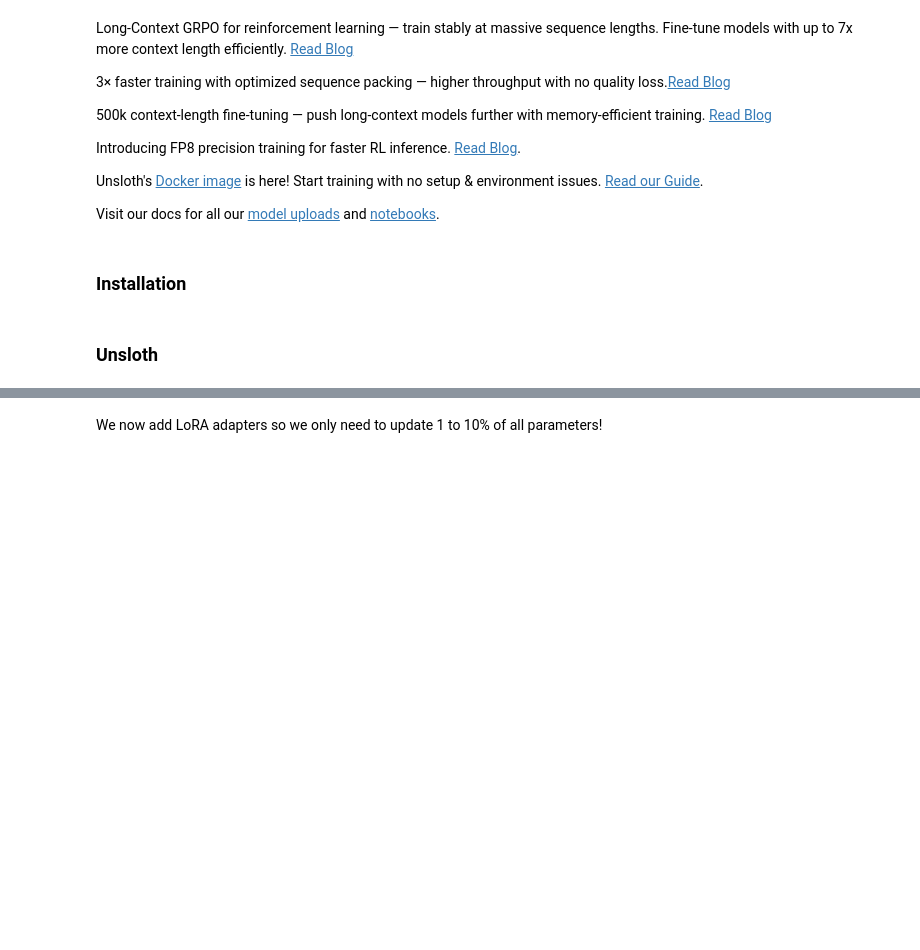
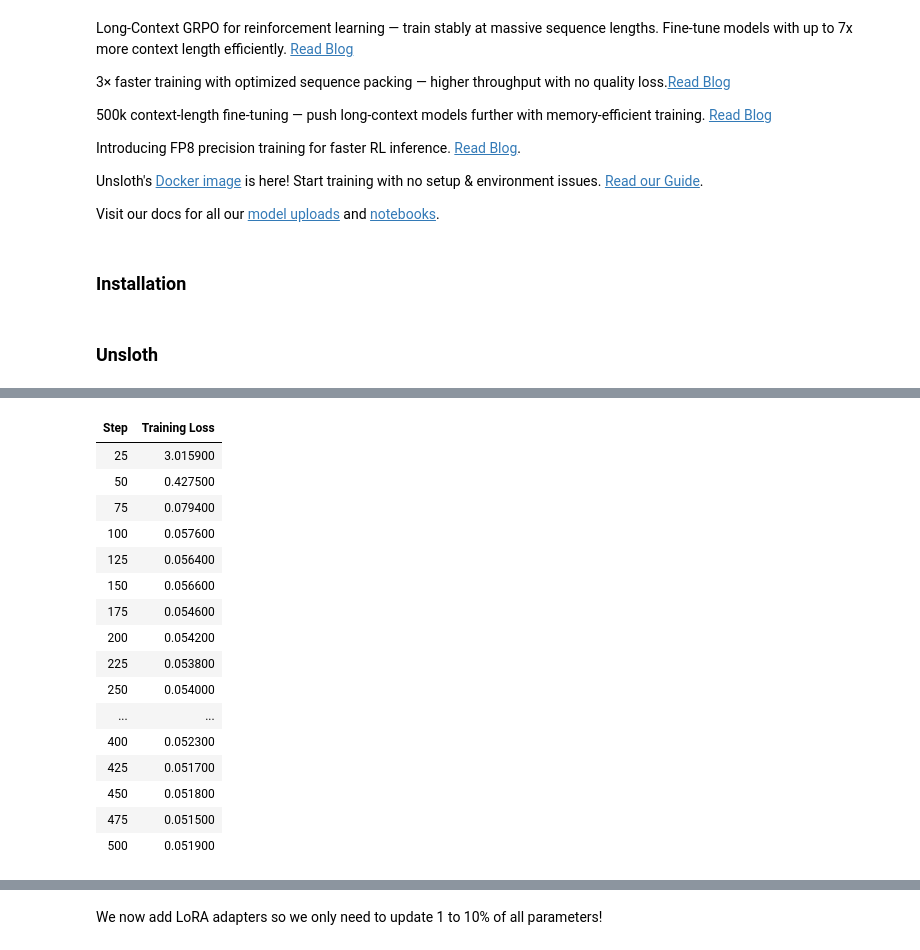
Before and after one commit to HET4506/Air-mouse, a Jupyter notebook: nb/Llama3.2_(1B_and_3B)-Conversational.ipynb, the cells around one changed output, grey strips where cells are left out. Cells and saved outputs as stored; diff of their text form; code cells hidden in the pictures; blank space fills up the shorter version.

```diff
--- a/nb/Llama3.2_(1B_and_3B)-Conversational.ipynb
+++ b/nb/Llama3.2_(1B_and_3B)-Conversational.ipynb
@@ -89,0 +46,16 @@ Unsloth: Fast downloading is enabled - ignore downloading bars which are red col
+# %%
+from unsloth import FastLanguageModel
+import torch
+
+max_seq_length = 2048
+dtype = None                 # Auto-detect
+load_in_4bit = True          # REQUIRED for Colab stability
+
+model, tokenizer = FastLanguageModel.from_pretrained(
+    model_name = "unsloth/Llama-3.2-3B-Instruct-bnb-4bit",
+    max_seq_length = max_seq_length,
+    dtype = dtype,
+    load_in_4bit = load_in_4bit,
+)
+
+FastLanguageModel.for_inference(model)
@@ -89,0 +318,64 @@ Unsloth: Fast downloading is enabled - ignore downloading bars which are red col
+# %%
+from trl import SFTTrainer
+from transformers import TrainingArguments
+from unsloth import FastLanguageModel
+import torch
+
+# ---------------- PREPARE MODEL FOR TRAINING ----------------
+model = FastLanguageModel.get_peft_model(
+    model,
+    r = 16,
+    target_modules = [
+        "q_proj", "k_proj", "v_proj", "o_proj",
+        "gate_proj", "up_proj", "down_proj",
+    ],
+    lora_alpha = 16,
+    lora_dropout = 0.05,
+    bias = "none",
+    use_gradient_checkpointing = "unsloth",
+    random_state = 42,
+    use_rslora = False,
+    loftq_config = None,
+)
+
+# ---------------- TRAINING CONFIG ----------------
+training_args = TrainingArguments(
+    output_dir = "myra_lora_final",
+    per_device_train_batch_size = 2,
+    gradient_accumulation_steps = 8,
+    learning_rate = 2e-4,
+    num_train_epochs = 2,
+    lr_scheduler_type = "cosine",
+    warmup_ratio = 0.1,
+    logging_steps = 25,
+    save_strategy = "epoch",
+    eval_strategy = "no",
+    optim = "adamw_8bit",
+    fp16 = not torch.cuda.is_bf16_supported(),
+    bf16 = torch.cuda.is_bf16_supported(),
+    seed = 42,
+    report_to = "none"
+)
+
+# ---------------- TRAINER ----------------
+trainer = SFTTrainer(
+    model = model,
+    tokenizer = tokenizer,
+    train_dataset = dataset,
+    dataset_text_field = "text",   # 🔑 KEY LINE
+    max_seq_length = max_seq_length,
+    args = training_args,
+    packing = False,
+)
+
+# ---------------- TRAIN ----------------
+trainer.train()
+
+# ---------------- SAVE FINAL ADAPTER ----------------
+model.save_pretrained("myra_lora_final")
+tokenizer.save_pretrained("myra_lora_final")
+
+print("✅ FINAL TRAINING COMPLETE")
+print("📁 LoRA adapter saved to: myra_lora_final")
+print("🔒 Model is frozen and ready for inference")
+# %% [output]
@@ -89,0 +389,17 @@ Unsloth: Fast downloading is enabled - ignore downloading bars which are red col
+| Step | Training Loss |
+| 25 | 3.015900 |
+| 50 | 0.427500 |
+| 75 | 0.079400 |
+| 100 | 0.057600 |
+| 125 | 0.056400 |
+| 150 | 0.056600 |
+| 175 | 0.054600 |
+| 200 | 0.054200 |
+| 225 | 0.053800 |
+| 250 | 0.054000 |
+| ... | ... |
+| 400 | 0.052300 |
+| 425 | 0.051700 |
+| 450 | 0.051800 |
+| 475 | 0.051500 |
+| 500 | 0.051900 |
```
Also changed, not shown: parts of 38 cells of this notebook.
